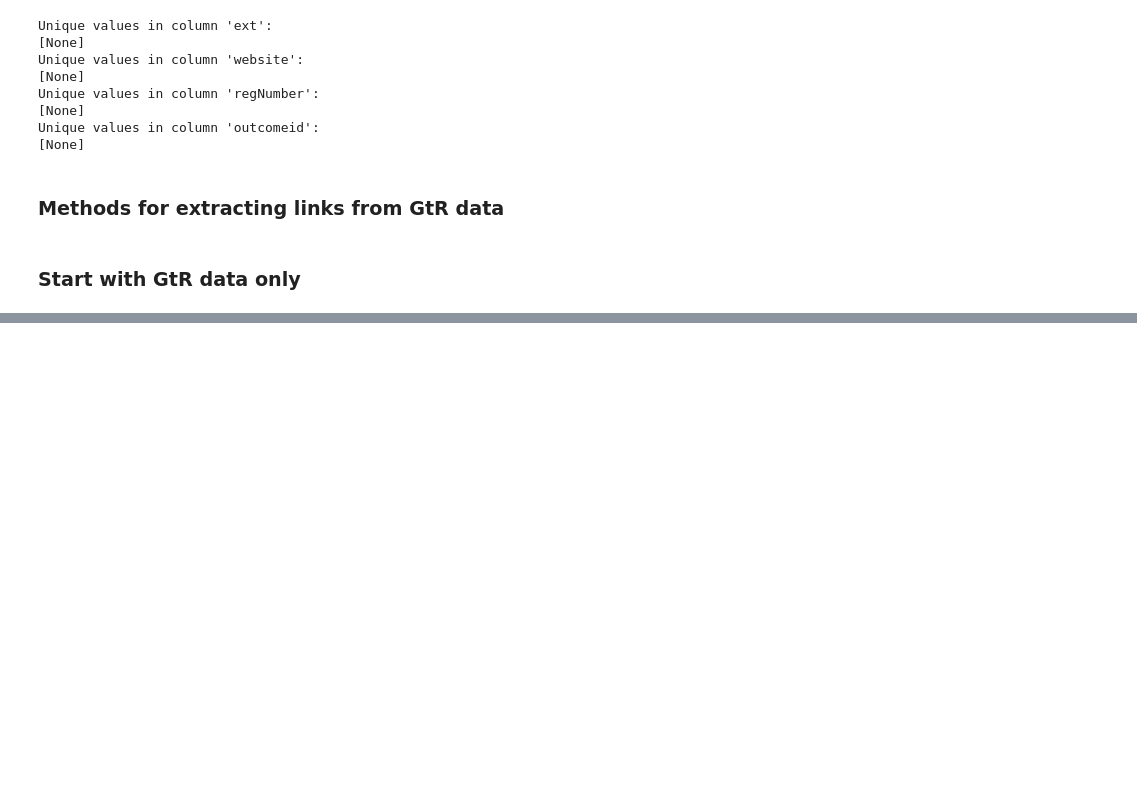
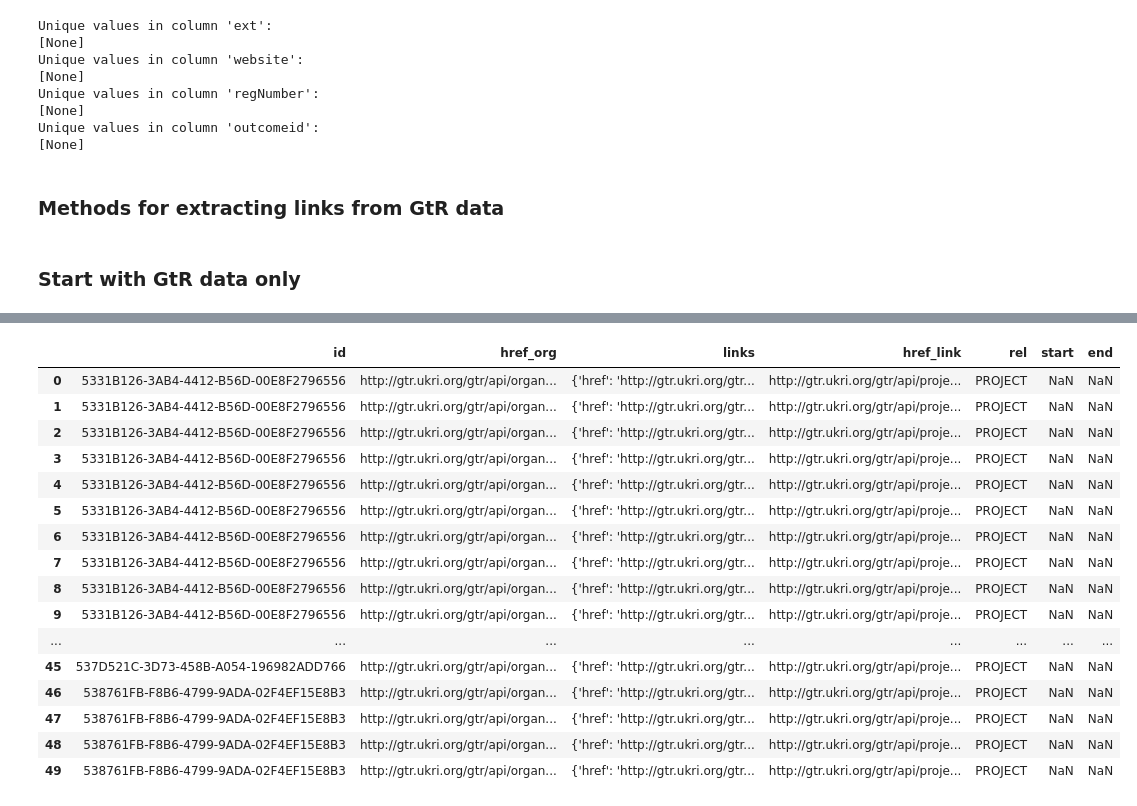
Before and after one commit to hpfield/OrgSync, a Jupyter notebook: eda/additional_fields_gtr.ipynb, the cells around one changed output, grey strips where cells are left out. Saved outputs shown, nothing was run; the diff lists cells and outputs as text; code cells hidden in the pictures; blank space fills up the shorter version.

```diff
--- a/eda/additional_fields_gtr.ipynb
+++ b/eda/additional_fields_gtr.ipynb
@@ -176,0 +182,20 @@ See the caveats in the documentation: https://pandas.pydata.org/pandas-docs/stab
+# %%
+df.head(50)
+# %% [output]
+|  | id | href_org | links | href_link | rel | start | end |
+| 0 | 5331B126-3AB4-4412-B56D-00E8F2796556 | http://gtr.ukri.org/gtr/api/organ... | {'href': 'http://gtr.ukri.org/gtr... | http://gtr.ukri.org/gtr/api/proje... | PROJECT | NaN | NaN |
+| 1 | 5331B126-3AB4-4412-B56D-00E8F2796556 | http://gtr.ukri.org/gtr/api/organ... | {'href': 'http://gtr.ukri.org/gtr... | http://gtr.ukri.org/gtr/api/proje... | PROJECT | NaN | NaN |
+| 2 | 5331B126-3AB4-4412-B56D-00E8F2796556 | http://gtr.ukri.org/gtr/api/organ... | {'href': 'http://gtr.ukri.org/gtr... | http://gtr.ukri.org/gtr/api/proje... | PROJECT | NaN | NaN |
+| 3 | 5331B126-3AB4-4412-B56D-00E8F2796556 | http://gtr.ukri.org/gtr/api/organ... | {'href': 'http://gtr.ukri.org/gtr... | http://gtr.ukri.org/gtr/api/proje... | PROJECT | NaN | NaN |
+| 4 | 5331B126-3AB4-4412-B56D-00E8F2796556 | http://gtr.ukri.org/gtr/api/organ... | {'href': 'http://gtr.ukri.org/gtr... | http://gtr.ukri.org/gtr/api/proje... | PROJECT | NaN | NaN |
+| 5 | 5331B126-3AB4-4412-B56D-00E8F2796556 | http://gtr.ukri.org/gtr/api/organ... | {'href': 'http://gtr.ukri.org/gtr... | http://gtr.ukri.org/gtr/api/proje... | PROJECT | NaN | NaN |
+| 6 | 5331B126-3AB4-4412-B56D-00E8F2796556 | http://gtr.ukri.org/gtr/api/organ... | {'href': 'http://gtr.ukri.org/gtr... | http://gtr.ukri.org/gtr/api/proje... | PROJECT | NaN | NaN |
+| 7 | 5331B126-3AB4-4412-B56D-00E8F2796556 | http://gtr.ukri.org/gtr/api/organ... | {'href': 'http://gtr.ukri.org/gtr... | http://gtr.ukri.org/gtr/api/proje... | PROJECT | NaN | NaN |
+| 8 | 5331B126-3AB4-4412-B56D-00E8F2796556 | http://gtr.ukri.org/gtr/api/organ... | {'href': 'http://gtr.ukri.org/gtr... | http://gtr.ukri.org/gtr/api/proje... | PROJECT | NaN | NaN |
+| 9 | 5331B126-3AB4-4412-B56D-00E8F2796556 | http://gtr.ukri.org/gtr/api/organ... | {'href': 'http://gtr.ukri.org/gtr... | http://gtr.ukri.org/gtr/api/proje... | PROJECT | NaN | NaN |
+| ... | ... | ... | ... | ... | ... | ... | ... |
+| 45 | 537D521C-3D73-458B-A054-196982ADD766 | http://gtr.ukri.org/gtr/api/organ... | {'href': 'http://gtr.ukri.org/gtr... | http://gtr.ukri.org/gtr/api/proje... | PROJECT | NaN | NaN |
+| 46 | 538761FB-F8B6-4799-9ADA-02F4EF15E8B3 | http://gtr.ukri.org/gtr/api/organ... | {'href': 'http://gtr.ukri.org/gtr... | http://gtr.ukri.org/gtr/api/proje... | PROJECT | NaN | NaN |
+| 47 | 538761FB-F8B6-4799-9ADA-02F4EF15E8B3 | http://gtr.ukri.org/gtr/api/organ... | {'href': 'http://gtr.ukri.org/gtr... | http://gtr.ukri.org/gtr/api/proje... | PROJECT | NaN | NaN |
+| 48 | 538761FB-F8B6-4799-9ADA-02F4EF15E8B3 | http://gtr.ukri.org/gtr/api/organ... | {'href': 'http://gtr.ukri.org/gtr... | http://gtr.ukri.org/gtr/api/proje... | PROJECT | NaN | NaN |
+| 49 | 538761FB-F8B6-4799-9ADA-02F4EF15E8B3 | http://gtr.ukri.org/gtr/api/organ... | {'href': 'http://gtr.ukri.org/gtr... | http://gtr.ukri.org/gtr/api/proje... | PROJECT | NaN | NaN |
```
Also changed, not shown: parts of 9 cells of this notebook, 1 other file.
